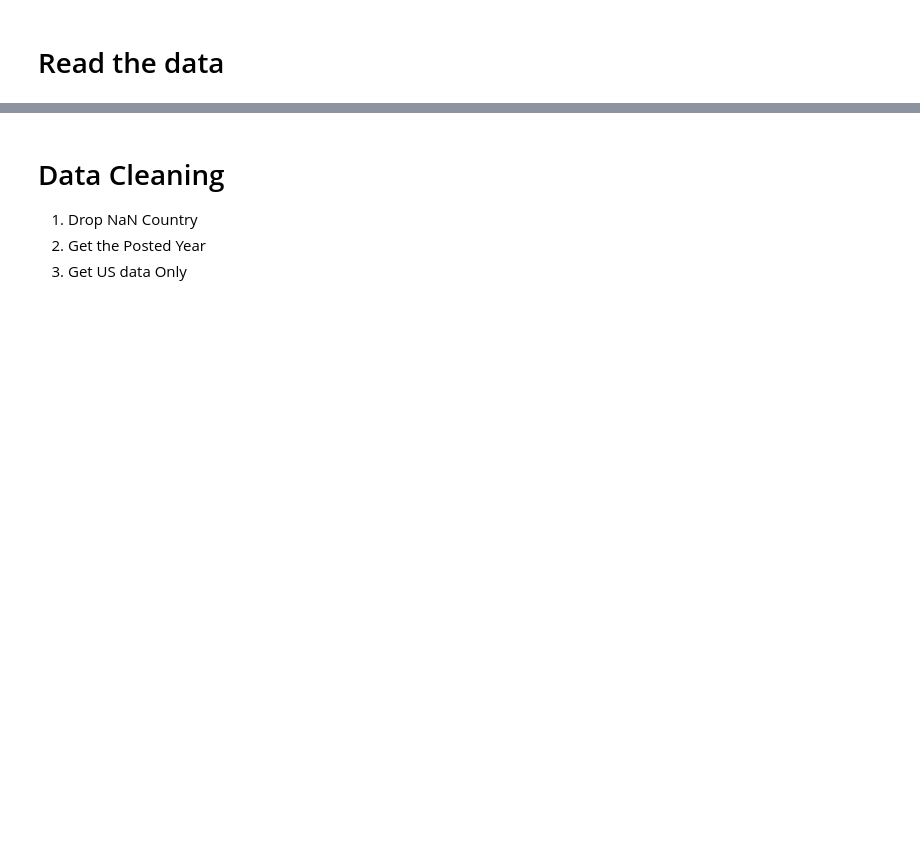
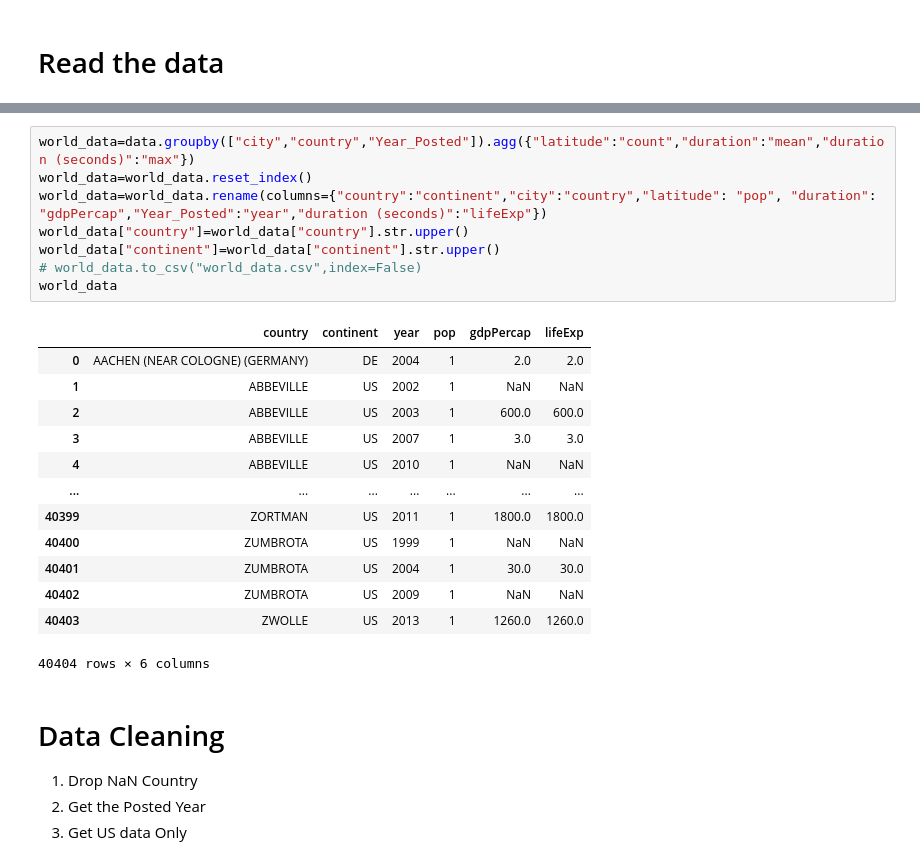
Before and after one commit to allison713/Project-3, a Jupyter notebook: data_cleaning.ipynb, the cells around one changed output, grey strips where cells are left out. Drawn from its saved outputs; the diff is of its cells as text; blank space fills up the shorter version.

```diff
--- a/data_cleaning.ipynb
+++ b/data_cleaning.ipynb
@@ -21,3 +37,25 @@ data.head(10)
+# %%
+world_data=data.groupby(["city","country","Year_Posted"]).agg({"latitude":"count","duration":"mean","duration (seconds)":"max"})
+world_data=world_data.reset_index()
+world_data=world_data.rename(columns={"country":"continent","city":"country","latitude": "pop", "duration": "gdpPercap","Year_Posted":"year","duration (seconds)":"lifeExp"})
+world_data["country"]=world_data["country"].str.upper()
+world_data["continent"]=world_data["continent"].str.upper()
+# world_data.to_csv("world_data.csv",index=False)
+world_data
+# %% [output]
+|  | country | continent | year | pop | gdpPercap | lifeExp |
+| 0 | AACHEN (NEAR COLOGNE) (GERMANY) | DE | 2004 | 1 | 2.0 | 2.0 |
+| 1 | ABBEVILLE | US | 2002 | 1 | NaN | NaN |
+| 2 | ABBEVILLE | US | 2003 | 1 | 600.0 | 600.0 |
+| 3 | ABBEVILLE | US | 2007 | 1 | 3.0 | 3.0 |
+| 4 | ABBEVILLE | US | 2010 | 1 | NaN | NaN |
+| ... | ... | ... | ... | ... | ... | ... |
+| 40399 | ZORTMAN | US | 2011 | 1 | 1800.0 | 1800.0 |
+| 40400 | ZUMBROTA | US | 1999 | 1 | NaN | NaN |
+| 40401 | ZUMBROTA | US | 2004 | 1 | 30.0 | 30.0 |
+| 40402 | ZUMBROTA | US | 2009 | 1 | NaN | NaN |
+| 40403 | ZWOLLE | US | 2013 | 1 | 1260.0 | 1260.0 |
+40404 rows × 6 columns
 # %% [markdown]
 # Data Cleaning
 1. Drop NaN Country
```
Also changed, not shown: parts of 30 cells of this notebook, 19 other files.
